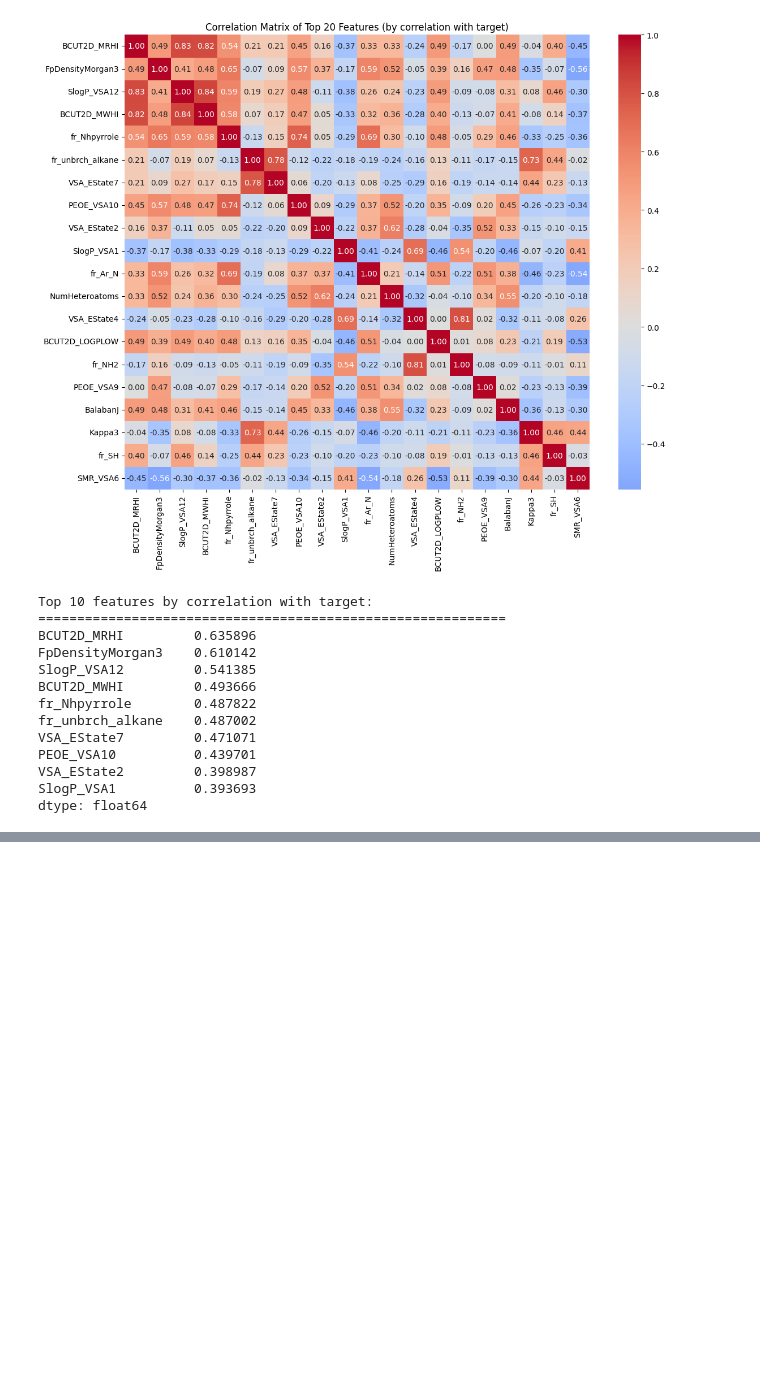
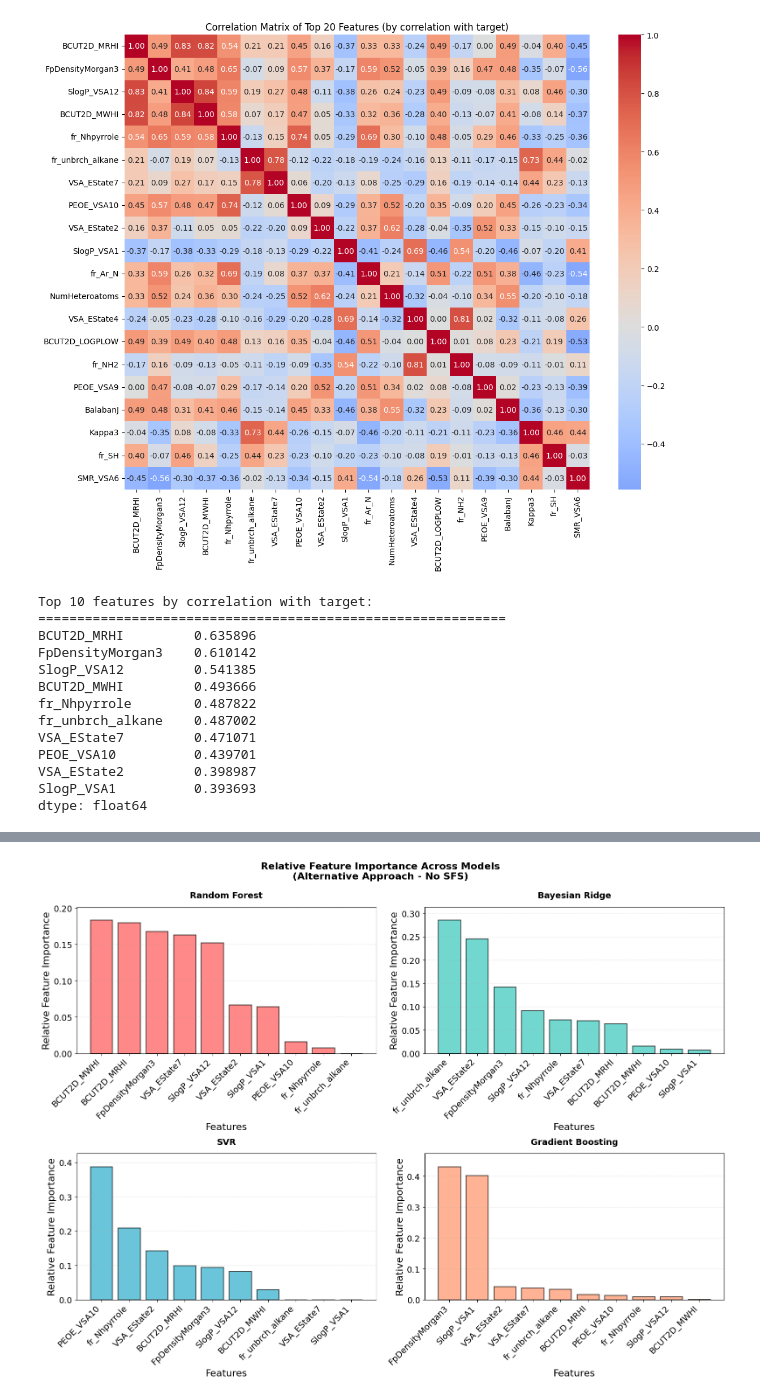
Before and after one commit to kareem-Abdelmaqsoud/HER-metal-complex-ligands, a Jupyter notebook: baseline_models.ipynb, the cells around one changed output, grey strips where cells are left out. Drawn from its saved outputs; the diff is of its cells as text; code cells hidden in the pictures; blank space fills up the shorter version.

```diff
--- a/baseline_models.ipynb
+++ b/baseline_models.ipynb
@@ -603,0 +1059,71 @@ fr_unbrch_alkane    0.034631
+# %%
+# Create bar plots of feature importance for each model
+import matplotlib.pyplot as plt
+import numpy as np
+
+fig, axes = plt.subplots(2, 2, figsize=(16, 12))
+axes = axes.ravel()
+
+plt.rcParams.update({
+    'axes.titlesize': 20,
+    'axes.labelsize': 16,
+    'xtick.labelsize': 14,
+    'ytick.labelsize': 14,
+    'legend.fontsize': 14,
+})
+
+desired_order = ['Random Forest', 'Bayesian Ridge', 'SVR', 'Gradient Boosting']
+
+# Define color palette
+colors = ['#FF6B6B', '#4ECDC4', '#45B7D1', '#FFA07A']
+
+for idx, model_name in enumerate(desired_order):
+    if model_name not in feature_importances_alt:
+        continue
+
+    importance_df = feature_importances_alt[model_name]
+
+    # Get features and importances
+    features = importance_df['feature'].values
+    importances = importance_df['importance'].values
+
+    # Normalize importances to relative scale (0-1)
+    importances_normalized = importances / importances.sum() if importances.sum() > 0 else importances
+
+    # Create vertical bar plot
+    x_pos = np.arange(len(features))
+    bars = axes[idx].bar(x_pos, importances_normalized, color=colors[idx], alpha=0.8, edgecolor='black', linewidth=1.2)
+
+    # Customize plot
+    axes[idx].set_ylabel('Relative Feature Importance', fontsize=16,)
+    axes[idx].set_xlabel('Features', fontsize=16,)
+    axes[idx].set_title(f'{model_name}', fontsize=14, fontweight='bold', pad=15)
+    axes[idx].grid(axis='y', alpha=0.3, linestyle='--')
+    axes[idx].set_ylim(0, max(importances_normalized) * 1.1)
+    axes[idx].set_xticks(x_pos)
+    axes[idx].set_xticklabels(features, rotation=45, ha='right')
+
+    # Add value labels on bars
+    # for bar in bars:
+    #     height = bar.get_height()
+    #     axes[idx].text(bar.get_x() + bar.get_width()/2, height,
+    #                   f'{height:.3f}',
+    #                   ha='center', va='bottom', fontsize=9, fontweight='bold')
+
+plt.suptitle('Relative Feature Importance Across Models\n(Alternative Approach - No SFS)',
+             fontsize=16, fontweight='bold', y=0.995)
+plt.tight_layout()
+plt.show()
+
+# Print feature importance rankings
+print("\nFeature Importance Rankings (Alternative Approach - No SFS):")
+print("=" * 80)
+for model_name in desired_order:
+    if model_name in feature_importances_alt:
+        print(f"\n{model_name}:")
+        importance_df = feature_importances_alt[model_name]
+        importance_df_normalized = importance_df.copy()
+        importance_df_normalized['importance'] = importance_df_normalized['importance'] / importance_df_normalized['importance'].sum()
+        print(importance_df_normalized.to_string(index=False))
+# %% [output]
+[figure, added]
```
Also changed, not shown: parts of 18 cells of this notebook.
